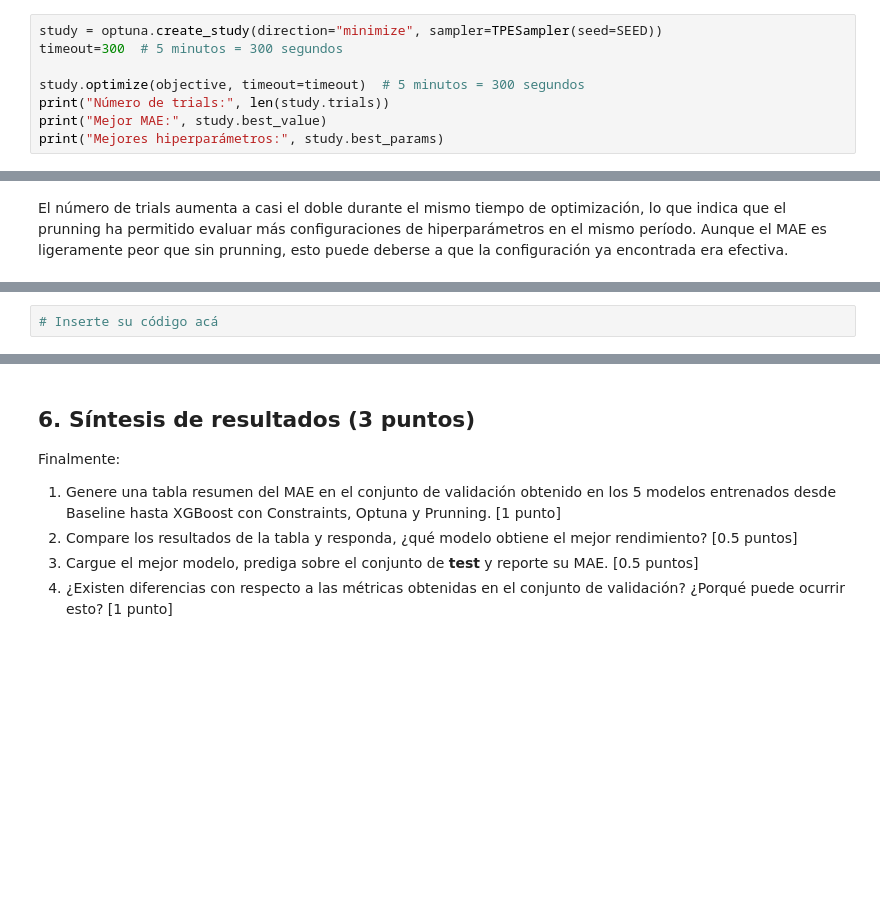
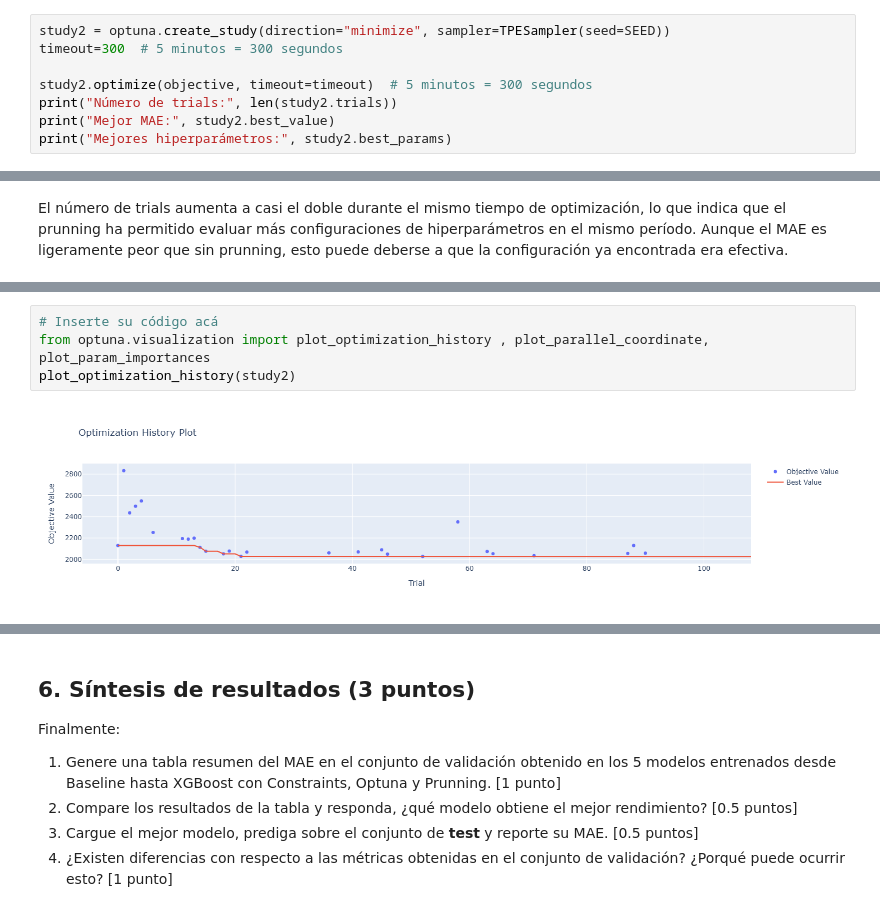
Before and after one commit to estebanaraneda/MDS7202_OVNI, a Jupyter notebook: Lab6/Lab6_enunciado.ipynb, the cells around one changed output, grey strips where cells are left out. Cells and saved outputs as stored; diff of their text form; blank space fills up the shorter version.

Commit message:
Visualización y síntesis
Se realizan los gráficos y explican.
Se comparan MAE y realiza prueba del mejor modelo.

```diff
--- a/Lab6/Lab6_enunciado.ipynb
+++ b/Lab6/Lab6_enunciado.ipynb
@@ -498,11 +511,11 @@ def objective(trial):
     trial.set_user_attr("best_pipeline", model)
     return mae
 # %%
-study = optuna.create_study(direction="minimize", sampler=TPESampler(seed=SEED))
+study2 = optuna.create_study(direction="minimize", sampler=TPESampler(seed=SEED))
 timeout=300  # 5 minutos = 300 segundos
 
-study.optimize(objective, timeout=timeout)  # 5 minutos = 300 segundos
-print("Número de trials:", len(study.trials))
-print("Mejor MAE:", study.best_value)
-print("Mejores hiperparámetros:", study.best_params)
+study2.optimize(objective, timeout=timeout)  # 5 minutos = 300 segundos
+print("Número de trials:", len(study2.trials))
+print("Mejor MAE:", study2.best_value)
+print("Mejores hiperparámetros:", study2.best_params)
 # %% [output]
@@ -540,3 +553,7 @@ Comente sus resultados:
 6. ¿Cuáles son los hiperparámetros con mayor importancia para la optimización de su modelo? [0.5 puntos]
 # %%
 # Inserte su código acá
+from optuna.visualization import plot_optimization_history , plot_parallel_coordinate, plot_param_importances
+plot_optimization_history(study2)
+# %% [output]
+[figure, added]
```
Also changed, not shown: parts of 13 cells of this notebook.
